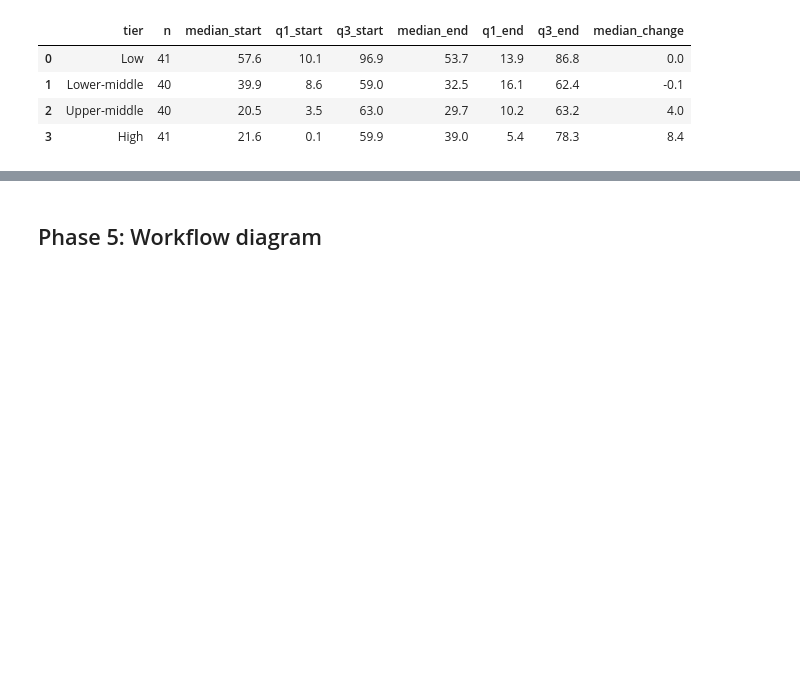
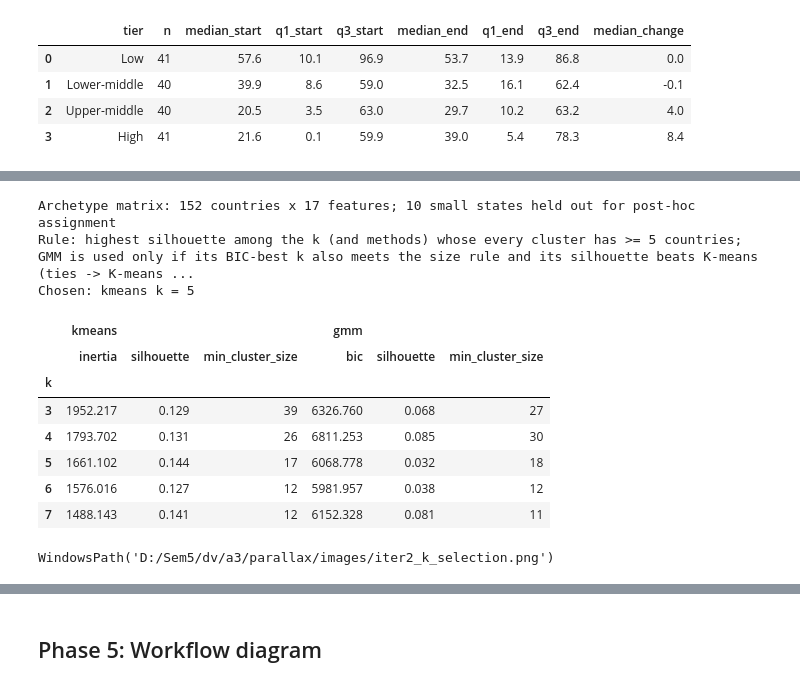
Before and after one commit to GOW444/parallax, a Jupyter notebook: notebooks/A3_workflow.ipynb, the cells around one changed output, grey strips where cells are left out. Saved outputs shown, nothing was run; the diff lists cells and outputs as text; code cells hidden in the pictures; blank space fills up the shorter version.

```diff
--- a/notebooks/A3_workflow.ipynb
+++ b/notebooks/A3_workflow.ipynb
@@ -2342,0 +2350,43 @@ tier_lowcarbon.round(1)
+# %%
+from src import archetypes, archetype_figures, stats
+
+arch_cols = config.ARCHETYPE_COLS
+core = trajectories[~trajectories["small_state"]].reset_index(drop=True)
+small = trajectories[trajectories["small_state"]].reset_index(drop=True)
+assert trajectories[arch_cols].notna().all().all()
+z_arch, arch_scaler = models.standardise(core, arch_cols)  # scaler fitted on the core only
+print(f"Archetype matrix: {len(core)} countries x {len(arch_cols)} features; "
+      f"{len(small)} small states held out for post-hoc assignment")
+
+km_k = models.kmeans_scan(z_arch, config.K_RANGE_ITER2)
+km_k.round(4).to_csv(config.RESULTS / "iter2_kmeans_k.csv", index=False)
+gmm_k = archetypes.gmm_scan(z_arch, config.K_RANGE_ITER2)
+gmm_k.round(4).to_csv(config.RESULTS / "iter2_gmm_k.csv", index=False)
+arch_method, arch_k = archetypes.choose_method_and_k(km_k, gmm_k)
+print("Rule:", config.ARCHETYPE_METHOD_RULE)
+print("Chosen:", arch_method, "k =", arch_k)
+pd.concat({"kmeans": km_k.set_index("k"), "gmm": gmm_k.set_index("k")}, axis=1).round(3)
+# %% [output]
+Archetype matrix: 152 countries x 17 features; 10 small states held out for post-hoc assignment
+Rule: highest silhouette among the k (and methods) whose every cluster has >= 5 countries; GMM is used only if its BIC-best k also meets the size rule and its silhouette beats K-means (ties -> K-means ...
+Chosen: kmeans k = 5
+|  | kmeans |  |  | gmm |  |  |
+|  | inertia | silhouette | min_cluster_size | bic | silhouette | min_cluster_size |
+| k |  |  |  |  |  |  |
+| 3 | 1952.217 | 0.129 | 39 | 6326.760 | 0.068 | 27 |
+| 4 | 1793.702 | 0.131 | 26 | 6811.253 | 0.085 | 30 |
+| 5 | 1661.102 | 0.144 | 17 | 6068.778 | 0.032 | 18 |
+| 6 | 1576.016 | 0.127 | 12 | 5981.957 | 0.038 | 12 |
+| 7 | 1488.143 | 0.141 | 12 | 6152.328 | 0.081 | 11 |
+# %%
+fig = archetype_figures.k_selection(km_k, gmm_k, arch_k, arch_method)
+plots.save_figure(
+    fig, "iter2_k_selection.png", phase="Phase 4 (iteration 2)",
+    what_it_shows=("K-means inertia and silhouette and diagonal-GMM BIC and silhouette for "
+                   "k = 3..7 on the archetype matrix; circled points have a cluster under 5 countries."),
+    why_this_chart=("Small multiples put the four model-selection criteria on one k axis, so the "
+                    "choice follows the documented rule rather than one favourite curve."),
+    inference_id="I2-3",
+)
+# %% [output]
+WindowsPath('D:/Sem5/dv/a3/parallax/images/iter2_k_selection.png')
```
Also changed, not shown: parts of 14 cells of this notebook, 35 other files.
